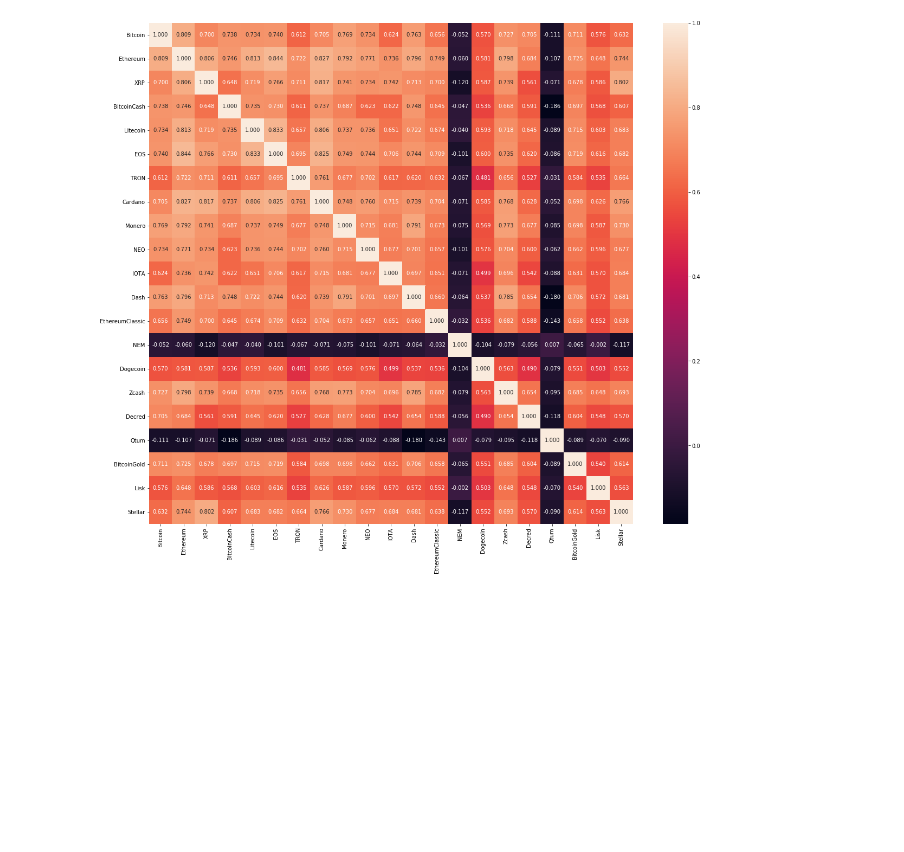
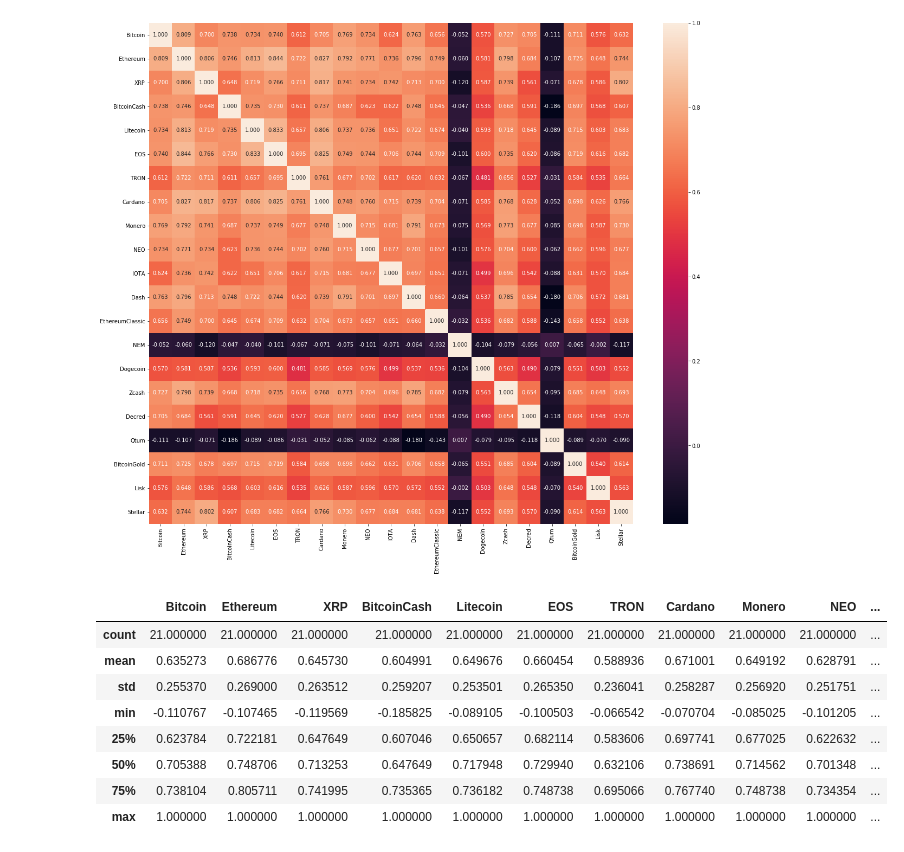
Before and after one commit to OracyC/cryptocurrencies-portfolio, a Jupyter notebook: cryptocurrency_analysis.ipynb, the cells around one changed output. Drawn from its saved outputs; the diff is of its cells as text; code cells hidden in the pictures; blank space fills up the shorter version.

```diff
--- a/cryptocurrency_analysis.ipynb
+++ b/cryptocurrency_analysis.ipynb
@@ -58,3 +53,16 @@ sns.heatmap(data.corr(), annot=True, linewidths=0, fmt= '.3f',ax=ax)
 plt.show()
 # %% [output]
 [figure]
+# %%
+correlation = data.corr()
+correlation.describe()
+# %% [output]
+|  | Bitcoin | Ethereum | XRP | BitcoinCash | Litecoin | EOS | TRON | Cardano | Monero | NEO | ... |
+| count | 21.000000 | 21.000000 | 21.000000 | 21.000000 | 21.000000 | 21.000000 | 21.000000 | 21.000000 | 21.000000 | 21.000000 | ... |
+| mean | 0.635273 | 0.686776 | 0.645730 | 0.604991 | 0.649676 | 0.660454 | 0.588936 | 0.671001 | 0.649192 | 0.628791 | ... |
+| std | 0.255370 | 0.269000 | 0.263512 | 0.259207 | 0.253501 | 0.265350 | 0.236041 | 0.258287 | 0.256920 | 0.251751 | ... |
+| min | -0.110767 | -0.107465 | -0.119569 | -0.185825 | -0.089105 | -0.100503 | -0.066542 | -0.070704 | -0.085025 | -0.101205 | ... |
+| 25% | 0.623784 | 0.722181 | 0.647649 | 0.607046 | 0.650657 | 0.682114 | 0.583606 | 0.697741 | 0.677025 | 0.622632 | ... |
+| 50% | 0.705388 | 0.748706 | 0.713253 | 0.647649 | 0.717948 | 0.729940 | 0.632106 | 0.738691 | 0.714562 | 0.701348 | ... |
+| 75% | 0.738104 | 0.805711 | 0.741995 | 0.735365 | 0.736182 | 0.748738 | 0.695066 | 0.767740 | 0.748738 | 0.734354 | ... |
+| max | 1.000000 | 1.000000 | 1.000000 | 1.000000 | 1.000000 | 1.000000 | 1.000000 | 1.000000 | 1.000000 | 1.000000 | ... |
```
Also changed, not shown: parts of 2 cells of this notebook.
